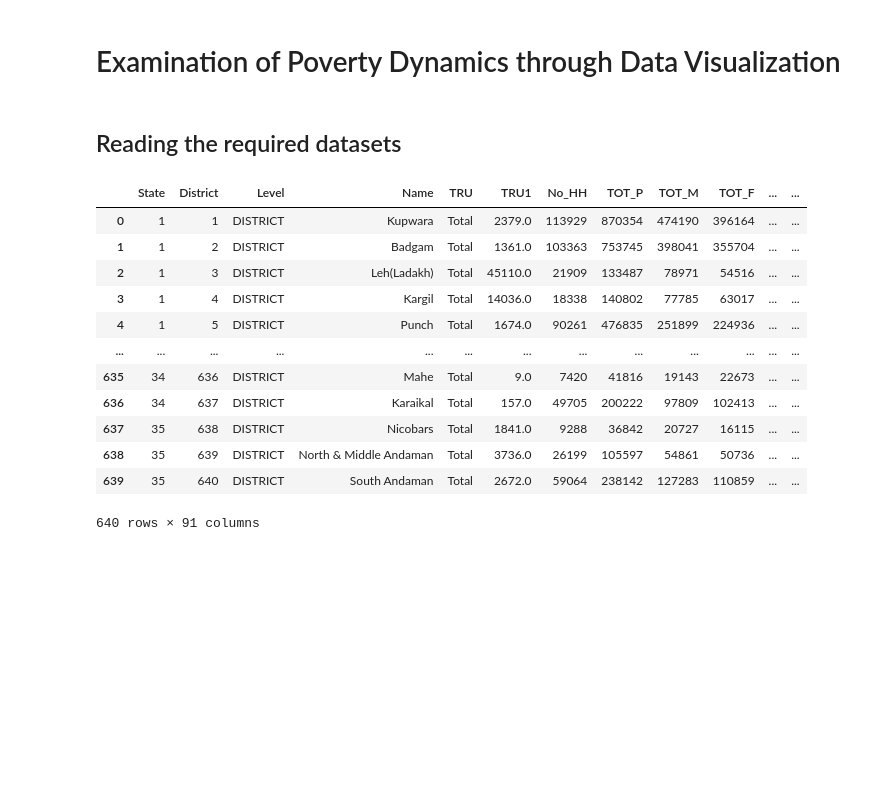
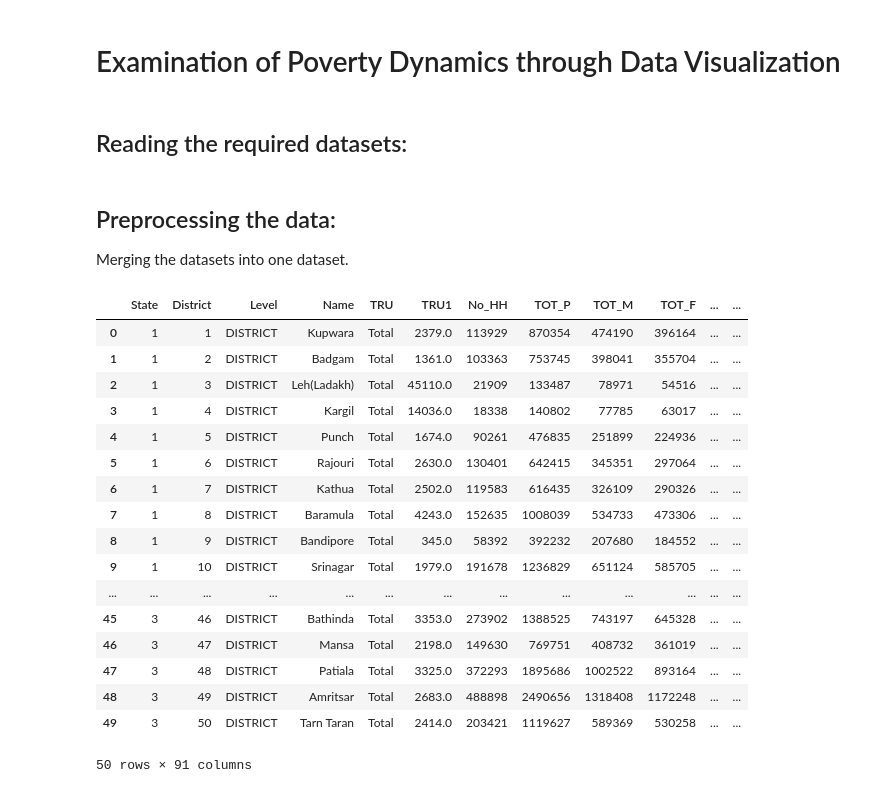
Before and after one commit to tam0w/poverty_data, a Jupyter notebook: eda.ipynb, the cells around one changed output. Cells and saved outputs as stored; diff of their text form; code cells hidden in the pictures; blank space fills up the shorter version.

```diff
--- a/eda.ipynb
+++ b/eda.ipynb
@@ -7,7 +7,7 @@ import matplotlib.pyplot as plt
 import seaborn as sns
 import os
 # %% [markdown]
-## Reading the required datasets
+## Reading the required datasets:
 # %%
 dist_data = pd.read_csv(r'datasets/pca-total.csv')
 dist_data_columns = pd.read_csv(r'datasets/pca-colnames.csv')
@@ -14,16 +17,25 @@ dist_data_columns = pd.read_csv(r'datasets/pca-colnames.csv')
+# %% [markdown]
+## Preprocessing the data:
+
+Merging the datasets into one dataset.
 # %%
-dist_data
+dist_data.head(50)
 # %% [output]
 |  | State | District | Level | Name | TRU | TRU1 | No_HH | TOT_P | TOT_M | TOT_F | ... | ... |
 | 0 | 1 | 1 | DISTRICT | Kupwara | Total | 2379.0 | 113929 | 870354 | 474190 | 396164 | ... | ... |
 | 1 | 1 | 2 | DISTRICT | Badgam | Total | 1361.0 | 103363 | 753745 | 398041 | 355704 | ... | ... |
 | 2 | 1 | 3 | DISTRICT | Leh(Ladakh) | Total | 45110.0 | 21909 | 133487 | 78971 | 54516 | ... | ... |
 | 3 | 1 | 4 | DISTRICT | Kargil | Total | 14036.0 | 18338 | 140802 | 77785 | 63017 | ... | ... |
 | 4 | 1 | 5 | DISTRICT | Punch | Total | 1674.0 | 90261 | 476835 | 251899 | 224936 | ... | ... |
+| 5 | 1 | 6 | DISTRICT | Rajouri | Total | 2630.0 | 130401 | 642415 | 345351 | 297064 | ... | ... |
+| 6 | 1 | 7 | DISTRICT | Kathua | Total | 2502.0 | 119583 | 616435 | 326109 | 290326 | ... | ... |
+| 7 | 1 | 8 | DISTRICT | Baramula | Total | 4243.0 | 152635 | 1008039 | 534733 | 473306 | ... | ... |
+| 8 | 1 | 9 | DISTRICT | Bandipore | Total | 345.0 | 58392 | 392232 | 207680 | 184552 | ... | ... |
+| 9 | 1 | 10 | DISTRICT | Srinagar | Total | 1979.0 | 191678 | 1236829 | 651124 | 585705 | ... | ... |
 | ... | ... | ... | ... | ... | ... | ... | ... | ... | ... | ... | ... | ... |
-| 635 | 34 | 636 | DISTRICT | Mahe | Total | 9.0 | 7420 | 41816 | 19143 | 22673 | ... | ... |
-| 636 | 34 | 637 | DISTRICT | Karaikal | Total | 157.0 | 49705 | 200222 | 97809 | 102413 | ... | ... |
-| 637 | 35 | 638 | DISTRICT | Nicobars | Total | 1841.0 | 9288 | 36842 | 20727 | 16115 | ... | ... |
-| 638 | 35 | 639 | DISTRICT | North & Middle Andaman | Total | 3736.0 | 26199 | 105597 | 54861 | 50736 | ... | ... |
-| 639 | 35 | 640 | DISTRICT | South Andaman | Total | 2672.0 | 59064 | 238142 | 127283 | 110859 | ... | ... |
+| 45 | 3 | 46 | DISTRICT | Bathinda | Total | 3353.0 | 273902 | 1388525 | 743197 | 645328 | ... | ... |
+| 46 | 3 | 47 | DISTRICT | Mansa | Total | 2198.0 | 149630 | 769751 | 408732 | 361019 | ... | ... |
+| 47 | 3 | 48 | DISTRICT | Patiala | Total | 3325.0 | 372293 | 1895686 | 1002522 | 893164 | ... | ... |
+| 48 | 3 | 49 | DISTRICT | Amritsar | Total | 2683.0 | 488898 | 2490656 | 1318408 | 1172248 | ... | ... |
+| 49 | 3 | 50 | DISTRICT | Tarn Taran | Total | 2414.0 | 203421 | 1119627 | 589369 | 530258 | ... | ... |
-640 rows × 91 columns
+50 rows × 91 columns
```
Also changed, not shown: parts of 6 cells of this notebook, 2 other files.
